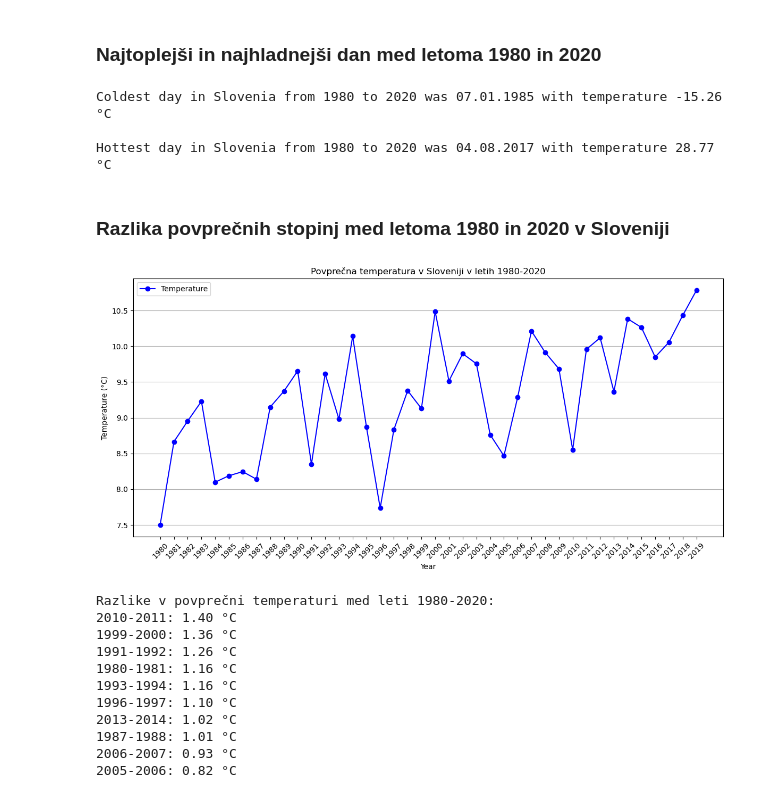
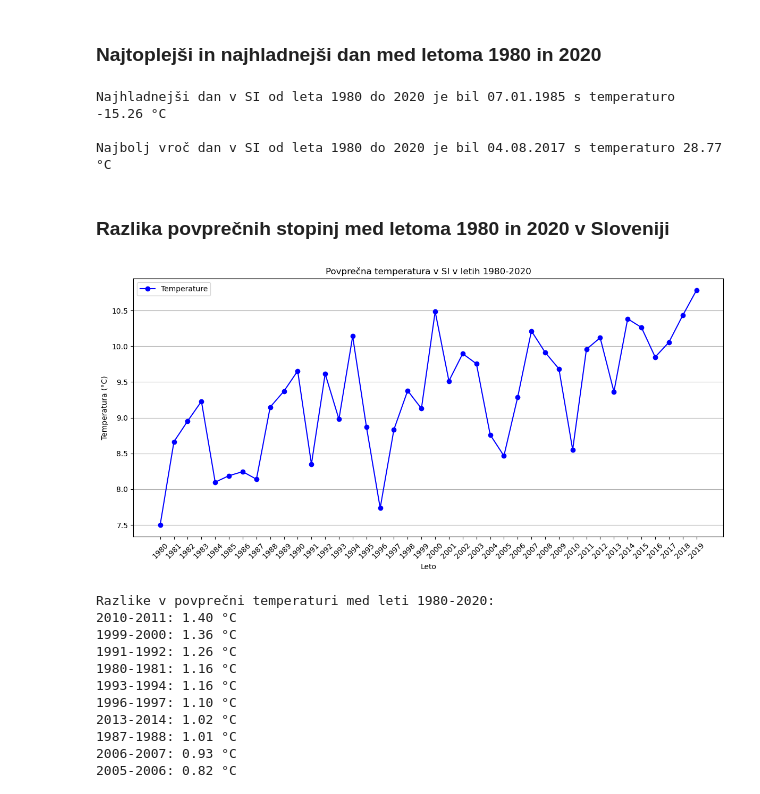
Before and after one commit to hackecTim/PR24-ZM-TPZ-NC, a Jupyter notebook: obdelava.ipynb, the cells around one changed output. Cells and saved outputs as stored; diff of their text form; code cells hidden in the pictures.

```diff
--- a/obdelava.ipynb
+++ b/obdelava.ipynb
@@ -158,45 +169,55 @@ Po letnih časih pa je najtoplejši poletje, najhladnejši pa zima. Razlika med
 # %% [markdown]
 ### Najtoplejši in najhladnejši dan med letoma 1980 in 2020
 # %%
-min_temp = 1000
-min_temp_day = ''
-max_temp = -1000
-max_temp_day = ''
+def findColdHotDay(country_acronym):
+    min_temp = 1000
+    min_temp_day = ''
+    max_temp = -1000
+    max_temp_day = ''
 
-for index, row in povprecje.iterrows():
-    if row['SI_temperature'] < min_temp:
-        min_temp = row['SI_temperature']
-        min_temp_day = row['utc_timestamp'].strftime('%d.%m.%Y')
-    if row['SI_temperature'] > max_temp:
-        max_temp = row['SI_temperature']
-        max_temp_day = row['utc_timestamp'].strftime('%d.%m.%Y')
+    for index, row in povprecje.iterrows():
+        if row[f'{country_acronym}_temperature'] < min_temp:
+            min_temp = row[f'{country_acronym}_temperature']
+            min_temp_day = row['utc_timestamp'].strftime('%d.%m.%Y')
+        if row[f'{country_acronym}_temperature'] > max_temp:
+            max_temp = row[f'{country_acronym}_temperature']
+            max_temp_day = row['utc_timestamp'].strftime('%d.%m.%Y')
 
-print(f"\nColdest day in Slovenia from 1980 to 2020 was {min_temp_day} with temperature {min_temp:.2f} °C")
-print(f"\nHottest day in Slovenia from 1980 to 2020 was {max_temp_day} with temperature {max_temp:.2f} °C")
+    print(f"\nNajhladnejši dan v {country_acronym.upper()} od leta 1980 do 2020 je bil {min_temp_day} s temperaturo {min_temp:.2f} °C")
+    print(f"\nNajbolj vroč dan v {country_acronym.upper()} od leta 1980 do 2020 je bil {max_temp_day} s temperaturo {max_temp:.2f} °C")
+
+findColdHotDay('SI')
 # %% [output]
-Coldest day in Slovenia from 1980 to 2020 was 07.01.1985 with temperature -15.26 °C
+Najhladnejši dan v SI od leta 1980 do 2020 je bil 07.01.1985 s temperaturo -15.26 °C
 
-Hottest day in Slovenia from 1980 to 2020 was 04.08.2017 with temperature 28.77 °C
+Najbolj vroč dan v SI od leta 1980 do 2020 je bil 04.08.2017 s temperaturo 28.77 °C
 # %% [markdown]
 ### Razlika povprečnih stopinj med letoma 1980 in 2020 v Sloveniji
 # %%
-seznam_let = []
-years = range(1980, 2020)
-for i in years:
-    povp = povprecje[povprecje['year'] == i]['SI_temperature'].mean()
-    seznam_let.append(povp)
+def seznamLet(country_acronym):
+    seznam_let = []
+    years = range(1980, 2020)
+    for i in years:
+        povp = povprecje[povprecje['year'] == i][f'{country_acronym}_temperature'].mean()
+        seznam_let.append(povp)
+    return seznam_let
 
-#graf
-plt.figure(figsize=(12, 6))
-plt.plot(years, seznam_let, color='blue', marker='o')
-plt.xlabel('Year')
-plt.ylabel('Temperature (°C)')
-plt.title('Povprečna temperatura v Sloveniji v letih 1980-2020')
-plt.xticks(years, rotation=45)
-plt.grid(axis='y')
-plt.legend(['Temperature'])
-plt.tight_layout()
-plt.show()
+def averageTemp(country_acronym):
+    seznam_let = seznamLet(country_acronym)
+    years = range(1980, 2020)
+
+    plt.figure(figsize=(12, 6))
+    plt.plot(years, seznam_let, color='blue', marker='o')
+    plt.xlabel('Leto')
+    plt.ylabel('Temperatura (°C)')
+    plt.title(f'Povprečna temperatura v {country_acronym.upper()} v letih 1980-2020')
+    plt.xticks(years, rotation=45)
+    plt.grid(axis='y')
+    plt.legend(['Temperature'])
+    plt.tight_layout()
+    plt.show()
+
+averageTemp('SI')
 # %% [output]
-[figure, old version]
+[figure, new version]
 # %%
```
Also changed, not shown: parts of 22 cells of this notebook.
